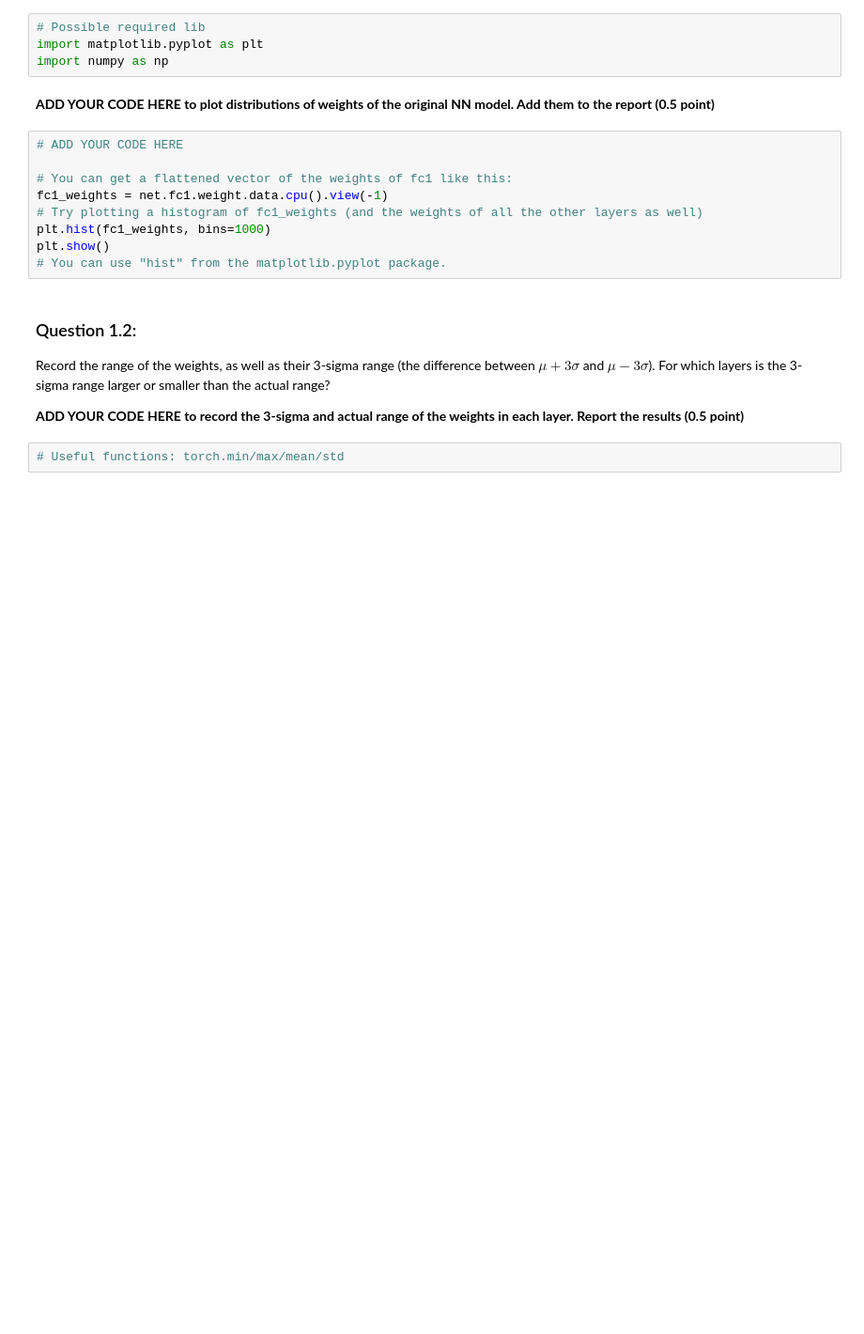
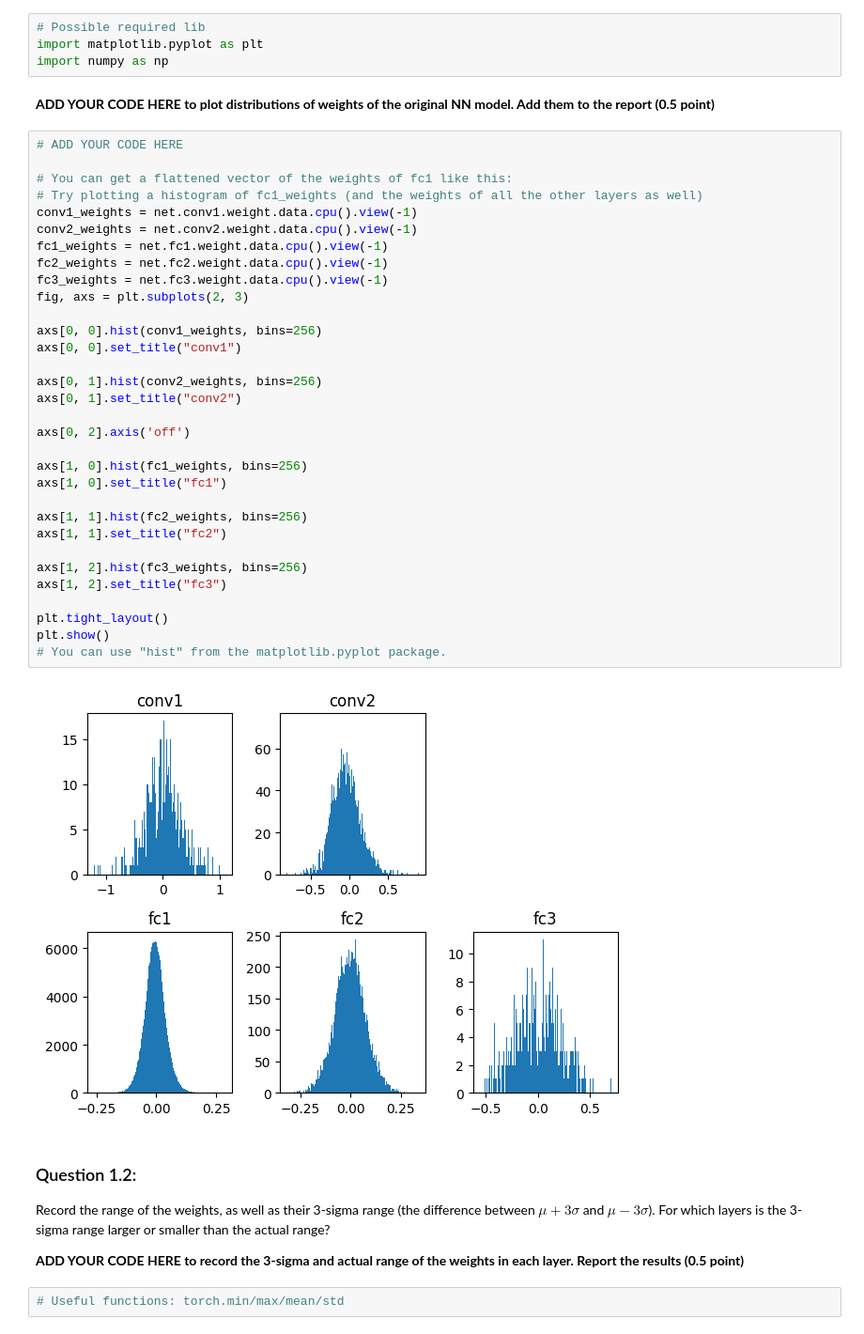
Before and after one commit to euphgh/ee219-lab, a Jupyter notebook: Lab2.ipynb, the cells around one changed output. Shown at 94% size. Cells and saved outputs as stored; diff of their text form; blank space fills up the shorter version.

Commit message:
dev: add 5 weight hist

```diff
--- a/Lab2.ipynb
+++ b/Lab2.ipynb
@@ -185,12 +210,37 @@ import numpy as np
 # %%
 # ADD YOUR CODE HERE
 
 # You can get a flattened vector of the weights of fc1 like this:
+# Try plotting a histogram of fc1_weights (and the weights of all the other layers as well)
+conv1_weights = net.conv1.weight.data.cpu().view(-1)
+conv2_weights = net.conv2.weight.data.cpu().view(-1)
 fc1_weights = net.fc1.weight.data.cpu().view(-1)
-# Try plotting a histogram of fc1_weights (and the weights of all the other layers as well)
-plt.hist(fc1_weights, bins=1000)
+fc2_weights = net.fc2.weight.data.cpu().view(-1)
+fc3_weights = net.fc3.weight.data.cpu().view(-1)
+fig, axs = plt.subplots(2, 3)
+
+axs[0, 0].hist(conv1_weights, bins=256)
+axs[0, 0].set_title("conv1")
+
+axs[0, 1].hist(conv2_weights, bins=256)
+axs[0, 1].set_title("conv2")
+
+axs[0, 2].axis('off')
+
+axs[1, 0].hist(fc1_weights, bins=256)
+axs[1, 0].set_title("fc1")
+
+axs[1, 1].hist(fc2_weights, bins=256)
+axs[1, 1].set_title("fc2")
+
+axs[1, 2].hist(fc3_weights, bins=256)
+axs[1, 2].set_title("fc3")
+
+plt.tight_layout()
 plt.show()
 # You can use "hist" from the matplotlib.pyplot package.
+# %% [output]
+[figure, added]
 # %% [markdown]
 ### Question 1.2:
 
```
Also changed, not shown: parts of 4 cells of this notebook.
